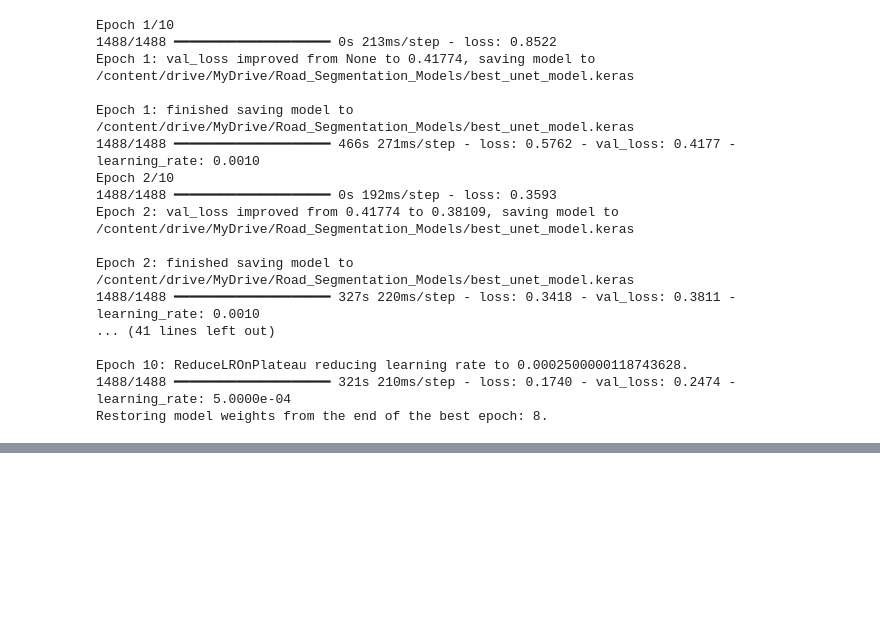
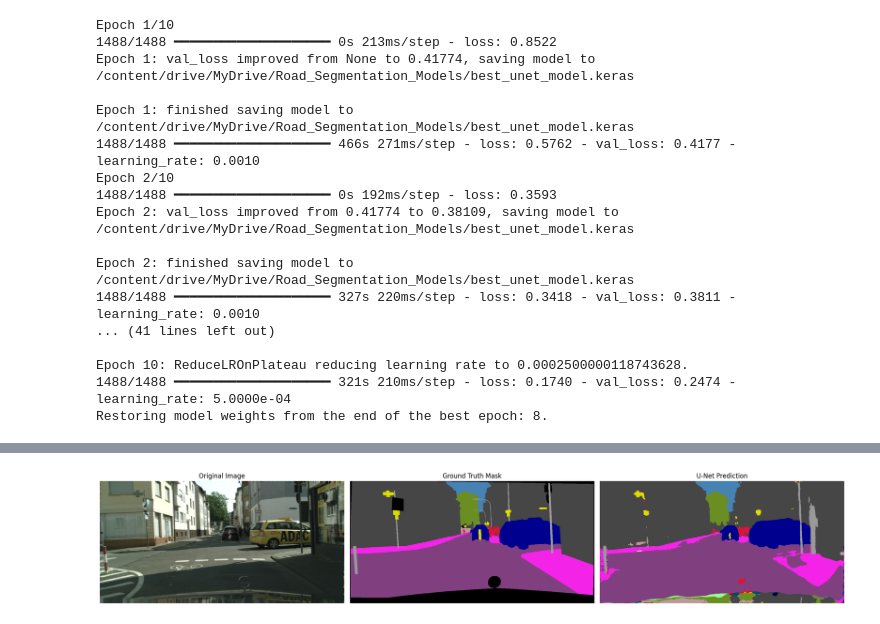
Before and after one commit to SATYA012904/Road_Scene_Semantic_Segmentation, a Jupyter notebook: Road_Scene_Semantic_Segmentation.ipynb, the cells around one changed output, grey strips where cells are left out. Saved outputs shown, nothing was run; the diff lists cells and outputs as text; code cells hidden in the pictures; blank space fills up the shorter version.

```diff
--- a/Road_Scene_Semantic_Segmentation.ipynb
+++ b/Road_Scene_Semantic_Segmentation.ipynb
@@ -1088,3 +1088,17 @@ Epoch 2: finished saving model to /content/drive/MyDrive/Road_Segmentation_Model
 Epoch 10: ReduceLROnPlateau reducing learning rate to 0.0002500000118743628.
 1488/1488 ━━━━━━━━━━━━━━━━━━━━ 321s 210ms/step - loss: 0.1740 - val_loss: 0.2474 - learning_rate: 5.0000e-04
 Restoring model weights from the end of the best epoch: 8.
+# %%
+MODEL_PATH = "/content/drive/MyDrive/Road_Segmentation_Models/best_unet_model.keras"
+
+unet_model = keras.models.load_model(
+    MODEL_PATH,
+    custom_objects={
+        "masked_sparse_categorical_crossentropy":
+            masked_sparse_categorical_crossentropy
+    }
+)
+
+print("Best U-Net model loaded successfully!")
+print("Input shape:", unet_model.input_shape)
+print("Output shape:", unet_model.output_shape)
@@ -1090,0 +1219,52 @@ Restoring model weights from the end of the best epoch: 8.
+# %%
+# Get one batch from validation dataset
+images, masks = next(iter(val_dataset))
+
+# Generate predictions
+predictions = unet_model.predict(images, verbose=0)
+
+# Convert probabilities into class IDs
+predictions = np.argmax(predictions, axis=-1)
+
+# Reverse MobileNetV2 preprocessing for visualization
+original_images = np.clip(
+    (images.numpy() + 1.0) * 127.5,
+    0, 255
+).astype(np.uint8)
+
+# Display first validation sample
+sample_image = original_images[0]
+actual_mask = masks[0].numpy()
+predicted_mask = predictions[0]
+
+# Convert masks into RGB colors
+def colorize_mask(mask):
+    display_mask = np.where(
+        mask == IGNORE_LABEL,
+        0,
+        mask + 1
+    )
+    return color_table[display_mask]
+
+actual_rgb = colorize_mask(actual_mask)
+predicted_rgb = colorize_mask(predicted_mask)
+
+# Plot comparison
+fig, axes = plt.subplots(1, 3, figsize=(20, 8))
+
+axes[0].imshow(sample_image)
+axes[0].set_title("Original Image")
+
+axes[1].imshow(actual_rgb)
+axes[1].set_title("Ground Truth Mask")
+
+axes[2].imshow(predicted_rgb)
+axes[2].set_title("U-Net Prediction")
+
+for ax in axes:
+    ax.axis("off")
+
+plt.tight_layout()
+plt.show()
+# %% [output]
+[figure, added]
```
Also changed, not shown: parts of 9 cells of this notebook.
